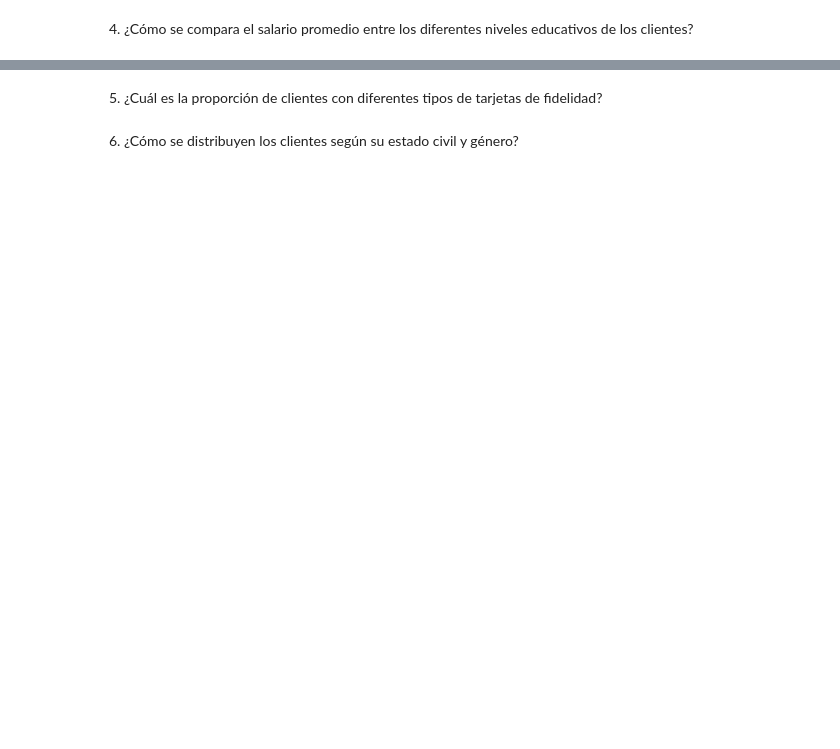
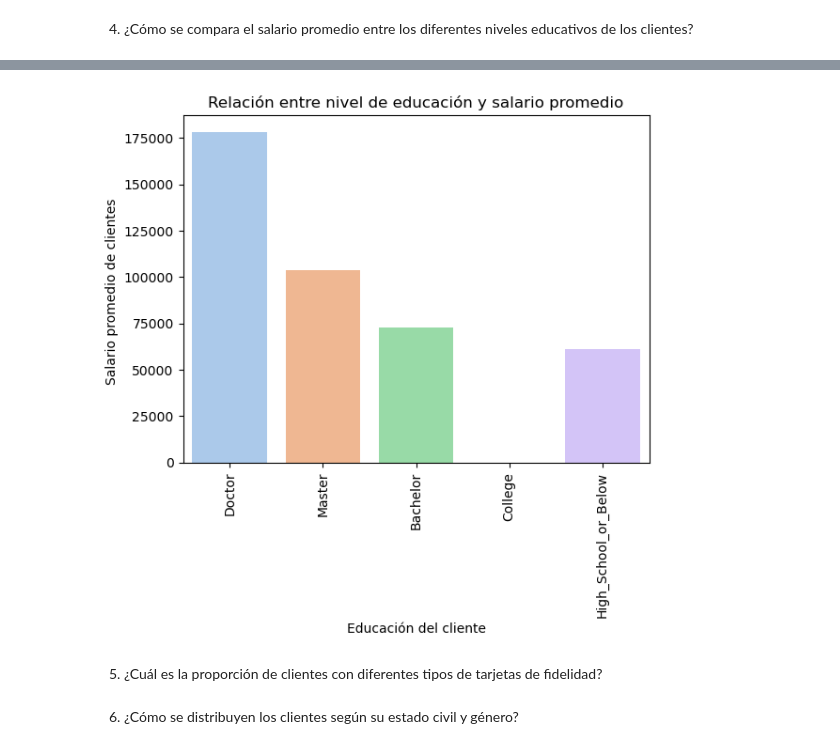
Before and after one commit to Adalab/bda-modulo-3-evaluacion-final-BiancaGemarR, a Jupyter notebook: visualizacion2.0_evaluacion.ipynb, the cells around one changed output, grey strips where cells are left out. Drawn from its saved outputs; the diff is of its cells as text; code cells hidden in the pictures; blank space fills up the shorter version.

```diff
--- a/visualizacion2.0_evaluacion.ipynb
+++ b/visualizacion2.0_evaluacion.ipynb
@@ -117,2 +163,5 @@ axes[1].set_title("Vuelos reservados por mes en 2018");
 # %% [markdown]
 4. ¿Cómo se compara el salario promedio entre los diferentes niveles educativos de los clientes?
+# %%
+df_salario = df_merged.groupby('Education')['Salary'].mean().reset_index()
+df_salario
@@ -118,0 +192,12 @@ axes[1].set_title("Vuelos reservados por mes en 2018");
+# %%
+sns.barplot(x = "Education",
+              y= "Salary",
+              data = df_salario,
+              palette = "pastel",
+              order = ['Doctor', 'Master', 'Bachelor', 'College', 'High_School_or_Below'])
+plt.xlabel("Educación del cliente")
+plt.xticks(rotation = 90)
+plt.ylabel("Salario promedio de clientes ")
+plt.title("Relación entre nivel de educación y salario promedio");
+# %% [output]
+[figure, added]
```
Also changed, not shown: parts of 9 cells of this notebook.
